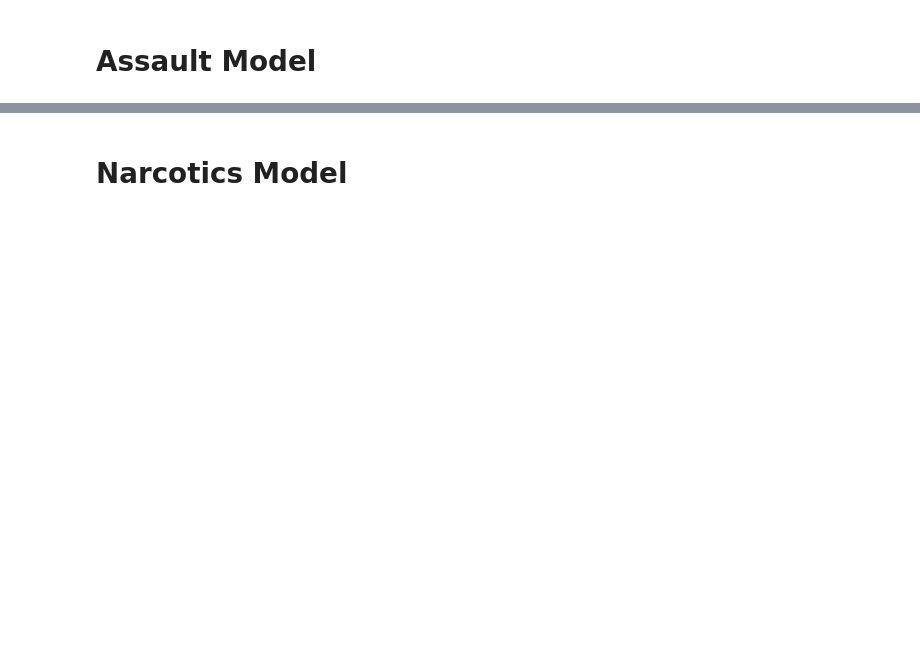
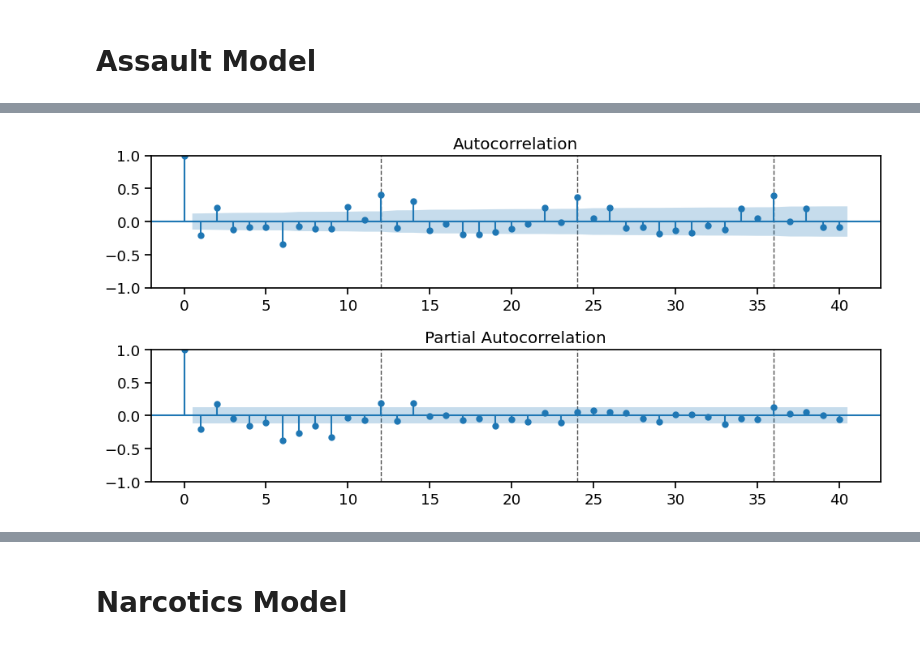
Before and after one commit to SpreeC/Chicago-Crime-Data-Project, a Jupyter notebook: Part 2.ipynb, the cells around one changed output, grey strips where cells are left out. Cells and saved outputs as stored; diff of their text form; code cells hidden in the pictures; blank space fills up the shorter version.

```diff
--- a/Part 2.ipynb
+++ b/Part 2.ipynb
@@ -299,0 +356,8 @@ fig.tight_layout()
+# %%
+#difference the data
+assault_diff = assault.diff().dropna()
+# %%
+#find the acf and pacf
+plot_acf_pacf(assault_diff, annotate_seas=True, m=12);
+# %% [output]
+[figure, added]
```
Also changed, not shown: parts of 64 cells of this notebook.
